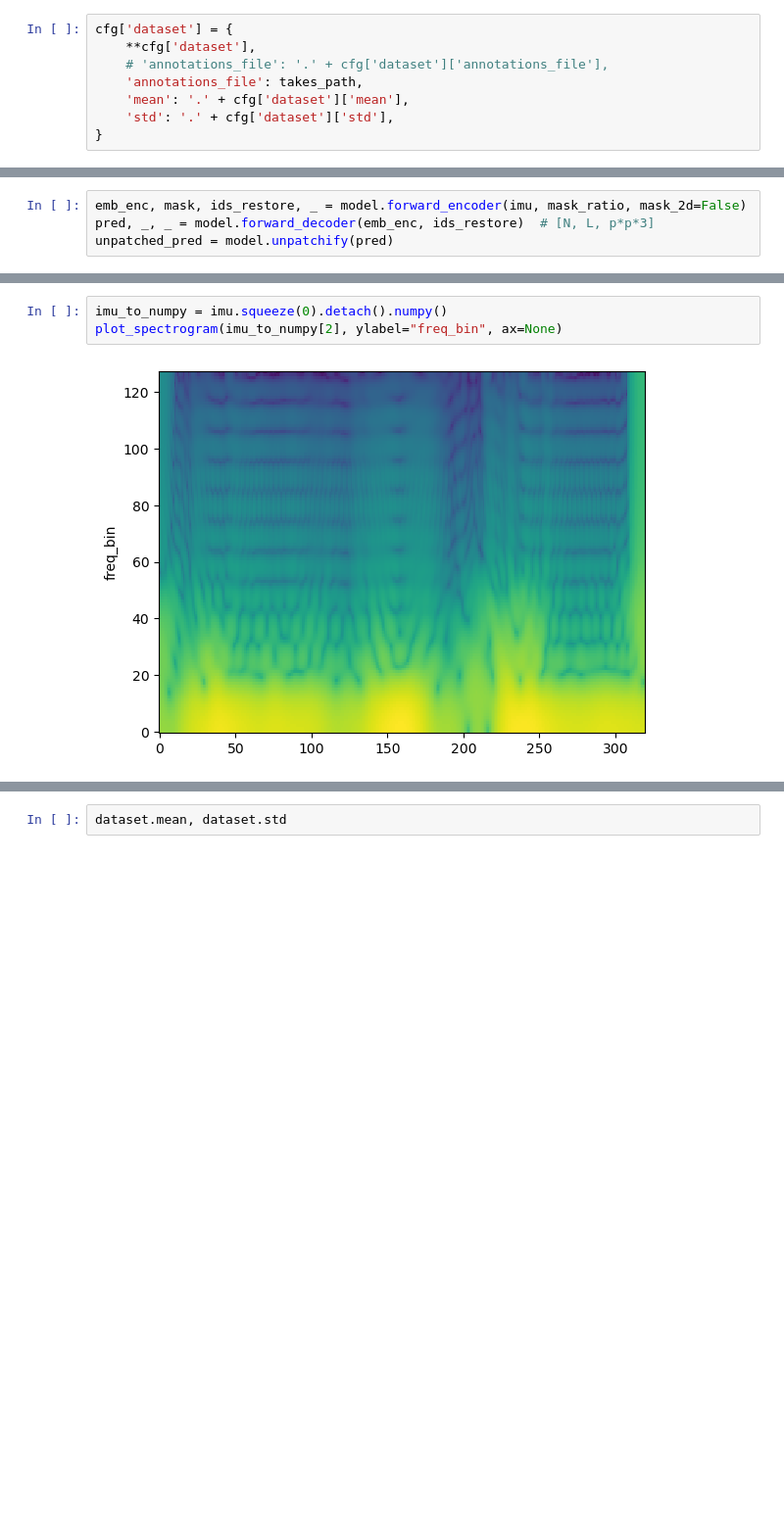
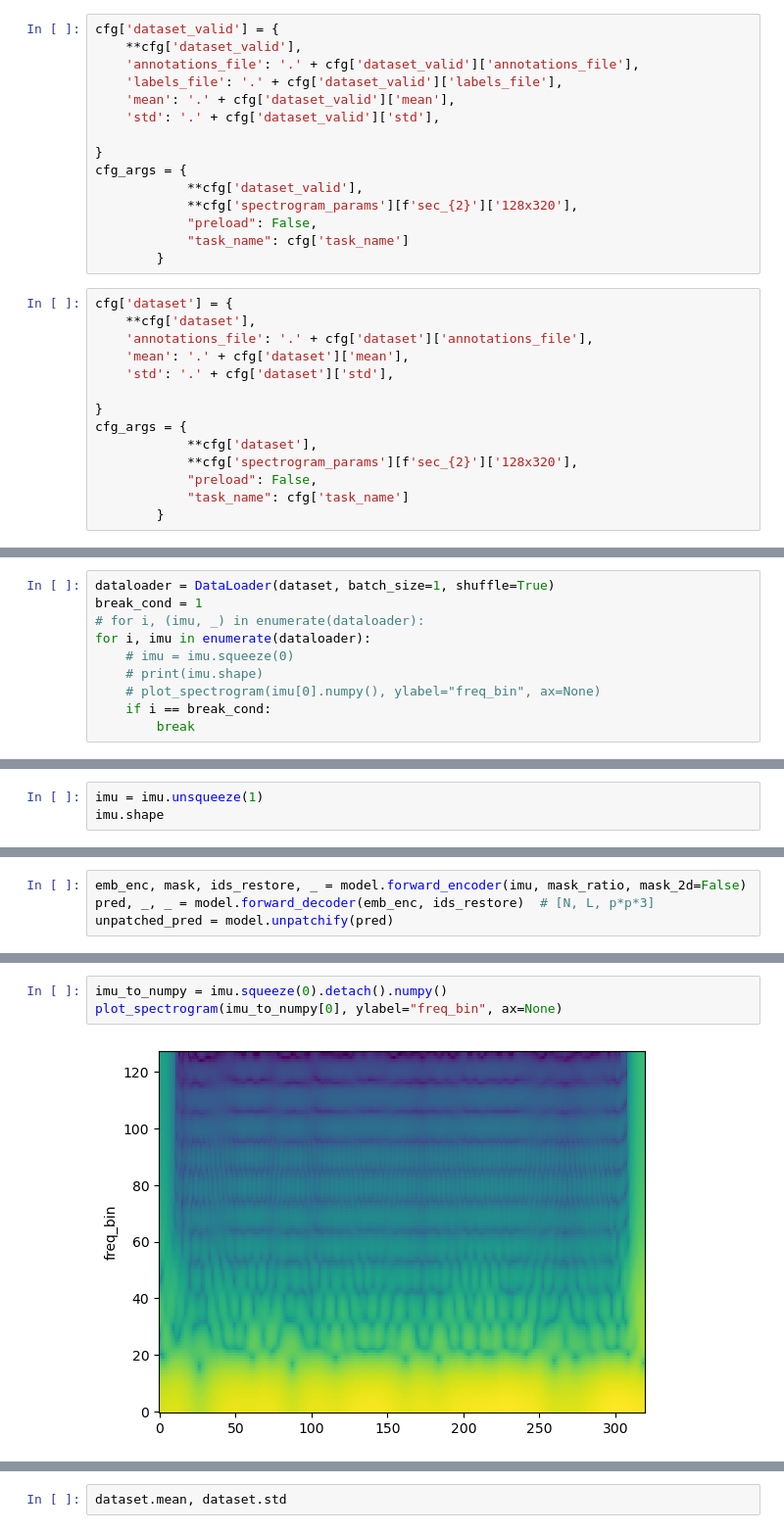
Before and after one commit to amir-goudarzi/IMU_testing, a Jupyter notebook: notebooks/egoexo4d.ipynb, the cells around one changed output, grey strips where cells are left out. Shown at 98% size. Drawn from its saved outputs; the diff is of its cells as text; blank space fills up the shorter version.

```diff
--- a/notebooks/egoexo4d.ipynb
+++ b/notebooks/egoexo4d.ipynb
@@ -1259,10 +1262,31 @@ cfg['dataset']
  'mean': './data/EgoExo4D/mean_std/accl_mean_left.pt',
  'std': './data/EgoExo4D/mean_std/accl_std_left.pt'}
+# %%
+cfg['dataset_valid'] = {
+    **cfg['dataset_valid'],
+    'annotations_file': '.' + cfg['dataset_valid']['annotations_file'],
+    'labels_file': '.' + cfg['dataset_valid']['labels_file'],
+    'mean': '.' + cfg['dataset_valid']['mean'],
+    'std': '.' + cfg['dataset_valid']['std'],
+
+}
+cfg_args = {
+            **cfg['dataset_valid'],
+            **cfg['spectrogram_params'][f'sec_{2}']['128x320'],
+            "preload": False,
+            "task_name": cfg['task_name']
+        }
 # %%
 cfg['dataset'] = {
     **cfg['dataset'],
-    # 'annotations_file': '.' + cfg['dataset']['annotations_file'],
-    'annotations_file': takes_path,
+    'annotations_file': '.' + cfg['dataset']['annotations_file'],
     'mean': '.' + cfg['dataset']['mean'],
     'std': '.' + cfg['dataset']['std'],
+
 }
+cfg_args = {
+            **cfg['dataset'],
+            **cfg['spectrogram_params'][f'sec_{2}']['128x320'],
+            "preload": False,
+            "task_name": cfg['task_name']
+        }
@@ -1339 +1392,11 @@ Load pre-trained checkpoint from: ../reports/experiments/audio_mae/128x320/egoex
 <All keys matched successfully>
+# %%
+dataloader = DataLoader(dataset, batch_size=1, shuffle=True)
+break_cond = 1
+# for i, (imu, _) in enumerate(dataloader):
+for i, imu in enumerate(dataloader):
+    # imu = imu.squeeze(0)
+    # print(imu.shape)
+    # plot_spectrogram(imu[0].numpy(), ylabel="freq_bin", ax=None)
+    if i == break_cond:
+        break
@@ -1339,0 +1407,3 @@ Load pre-trained checkpoint from: ../reports/experiments/audio_mae/128x320/egoex
+# %%
+imu = imu.unsqueeze(1)
+imu.shape
@@ -1353,8 +1432,8 @@ plot_spectrogram(prova[0].detach().numpy(), ylabel="freq_bin", ax=None)
 # %%
 imu_to_numpy = imu.squeeze(0).detach().numpy()
-plot_spectrogram(imu_to_numpy[2], ylabel="freq_bin", ax=None)
+plot_spectrogram(imu_to_numpy[0], ylabel="freq_bin", ax=None)
 # %% [output]
-[figure, old version]
+[figure, new version]
 # %%
 recon = prova.detach().numpy()
 recon.shape
```
Also changed, not shown: parts of 31 cells of this notebook, 27 other files.
